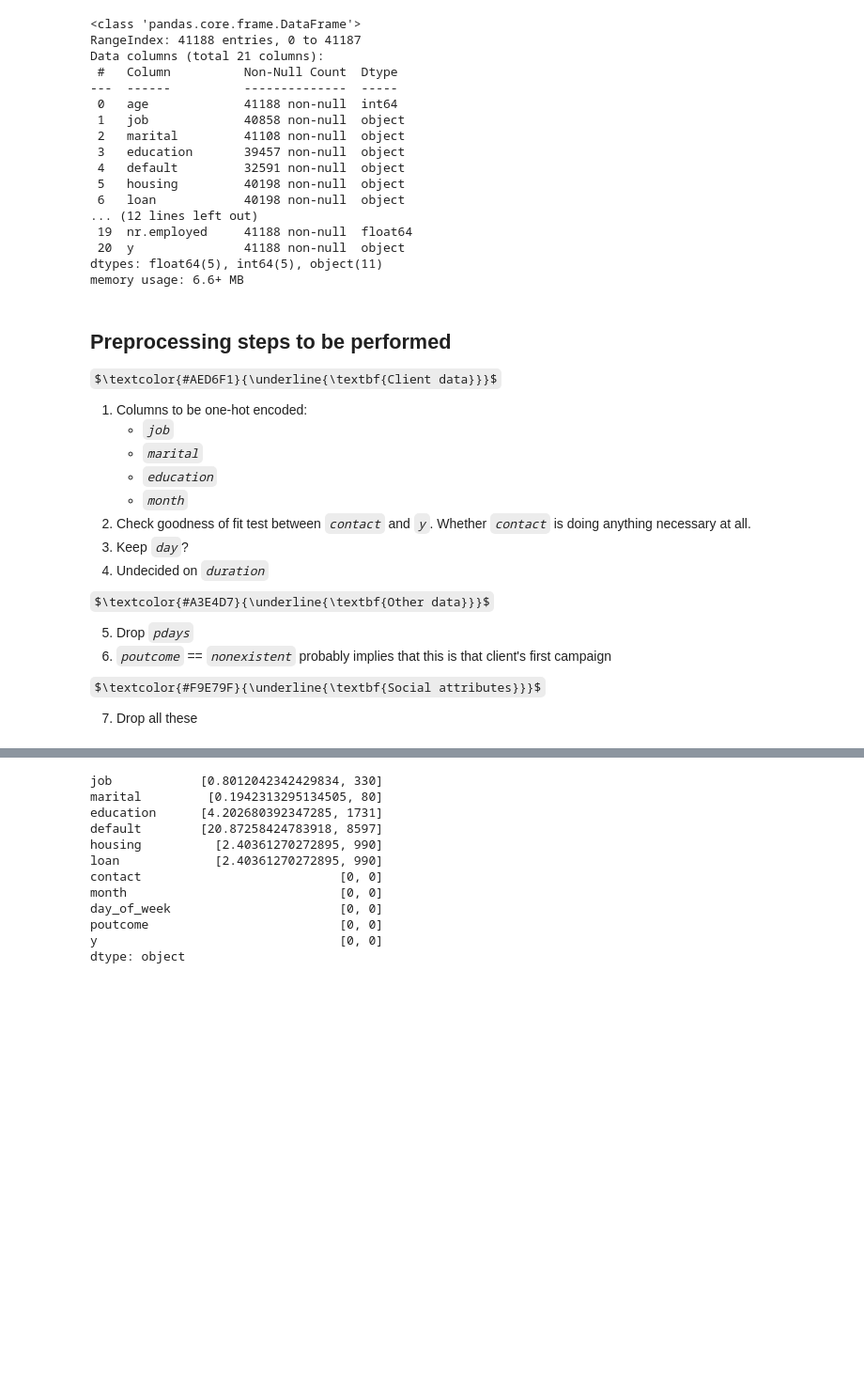
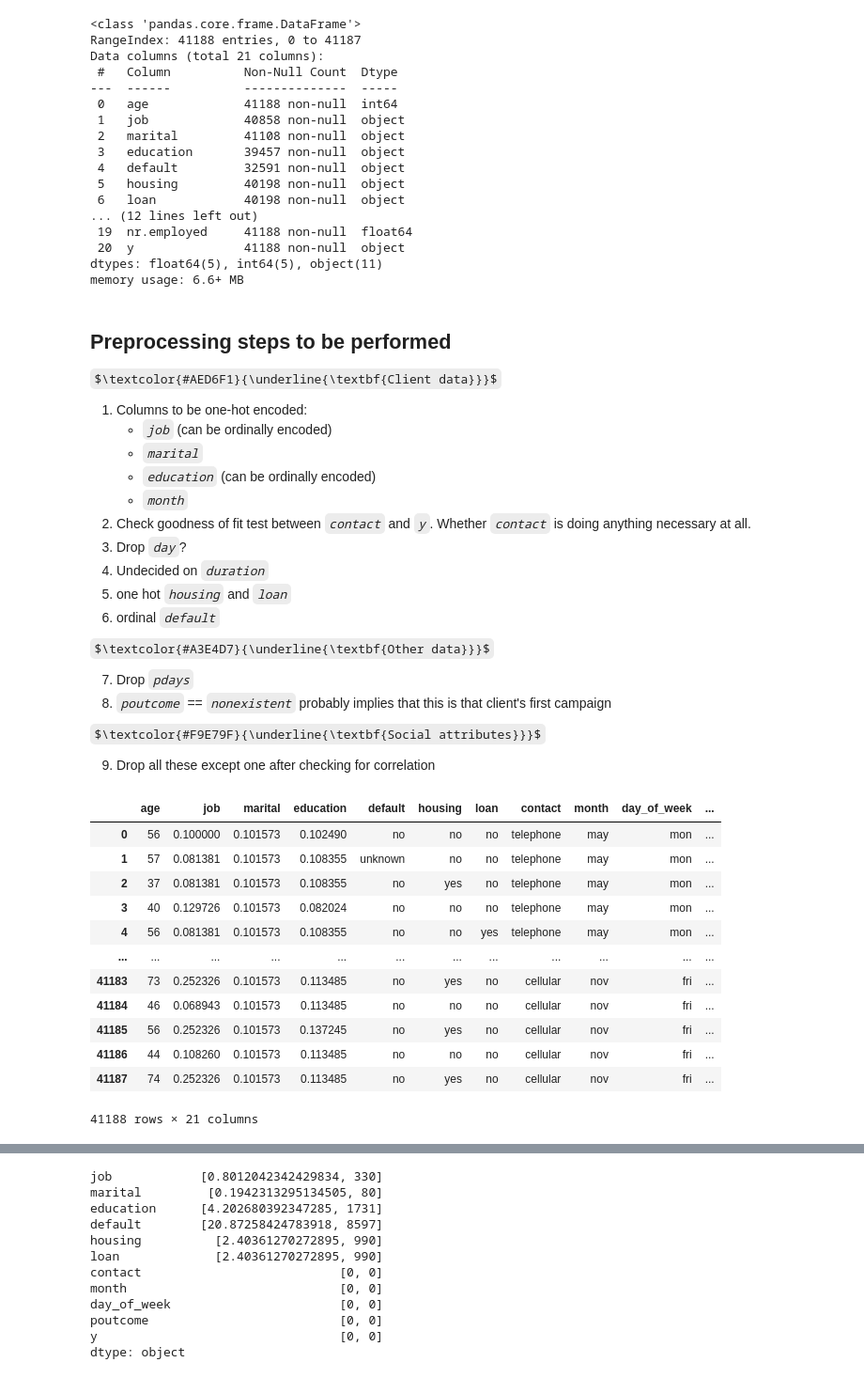
Before and after one commit to shreyanc07/comparitive-analysis-of-decision-tree-and-naive-bayes-model-for-classification, a Jupyter notebook: src/task-1.ipynb, the cells around one changed output, grey strips where cells are left out. Shown at 94% size. Saved outputs shown, nothing was run; the diff lists cells and outputs as text; code cells hidden in the pictures; some formulas as TeX source; blank space fills up the shorter version.

```diff
--- a/src/task-1.ipynb
+++ b/src/task-1.ipynb
@@ -52,19 +62,21 @@ numeric_columns = [c for c in df.columns if c not in categorical_columns]
 
 $\textcolor{#AED6F1}{\underline{\textbf{Client data}}}$
 1. Columns to be one-hot encoded:
-    - _`job`_
+    - _`job`_ (can be ordinally encoded)
     - _`marital`_
-    - _`education`_
+    - _`education`_ (can be ordinally encoded)
     - _`month`_
 2. Check goodness of fit test between _`contact`_ and _`y`_. Whether _`contact`_ is doing anything necessary at all.
-3. Keep _`day`_?
+3. Drop _`day`_?
 4. Undecided on _`duration`_
+5. one hot _`housing`_ and _`loan`_
+6. ordinal _`default`_
 
 $\textcolor{#A3E4D7}{\underline{\textbf{Other data}}}$
 
-5. Drop _`pdays`_
-6. _`poutcome`_ == _`nonexistent`_ probably implies that this is that client's first campaign
+7. Drop _`pdays`_
+8. _`poutcome`_ == _`nonexistent`_ probably implies that this is that client's first campaign
 
 $\textcolor{#F9E79F}{\underline{\textbf{Social attributes}}}$
 
-7. Drop all these
+9. Drop all these except one after checking for correlation
@@ -70,0 +85,21 @@ $\textcolor{#F9E79F}{\underline{\textbf{Social attributes}}}$
+# %%
+encoder = ce.TargetEncoder(
+    cols=["job", "marital", "education"],
+    drop_invariant=True,
+    return_df=True,
+)
+encoder.fit_transform(df, df["y"])
+# %% [output]
+|  | age | job | marital | education | default | housing | loan | contact | month | day_of_week | ... |
+| 0 | 56 | 0.100000 | 0.101573 | 0.102490 | no | no | no | telephone | may | mon | ... |
+| 1 | 57 | 0.081381 | 0.101573 | 0.108355 | unknown | no | no | telephone | may | mon | ... |
+| 2 | 37 | 0.081381 | 0.101573 | 0.108355 | no | yes | no | telephone | may | mon | ... |
+| 3 | 40 | 0.129726 | 0.101573 | 0.082024 | no | no | no | telephone | may | mon | ... |
+| 4 | 56 | 0.081381 | 0.101573 | 0.108355 | no | no | yes | telephone | may | mon | ... |
+| ... | ... | ... | ... | ... | ... | ... | ... | ... | ... | ... | ... |
+| 41183 | 73 | 0.252326 | 0.101573 | 0.113485 | no | yes | no | cellular | nov | fri | ... |
+| 41184 | 46 | 0.068943 | 0.101573 | 0.113485 | no | no | no | cellular | nov | fri | ... |
+| 41185 | 56 | 0.252326 | 0.101573 | 0.137245 | no | yes | no | cellular | nov | fri | ... |
+| 41186 | 44 | 0.108260 | 0.101573 | 0.113485 | no | no | no | cellular | nov | fri | ... |
+| 41187 | 74 | 0.252326 | 0.101573 | 0.113485 | no | yes | no | cellular | nov | fri | ... |
+41188 rows × 21 columns
```
Also changed, not shown: parts of 42 cells of this notebook, 6 other files.
